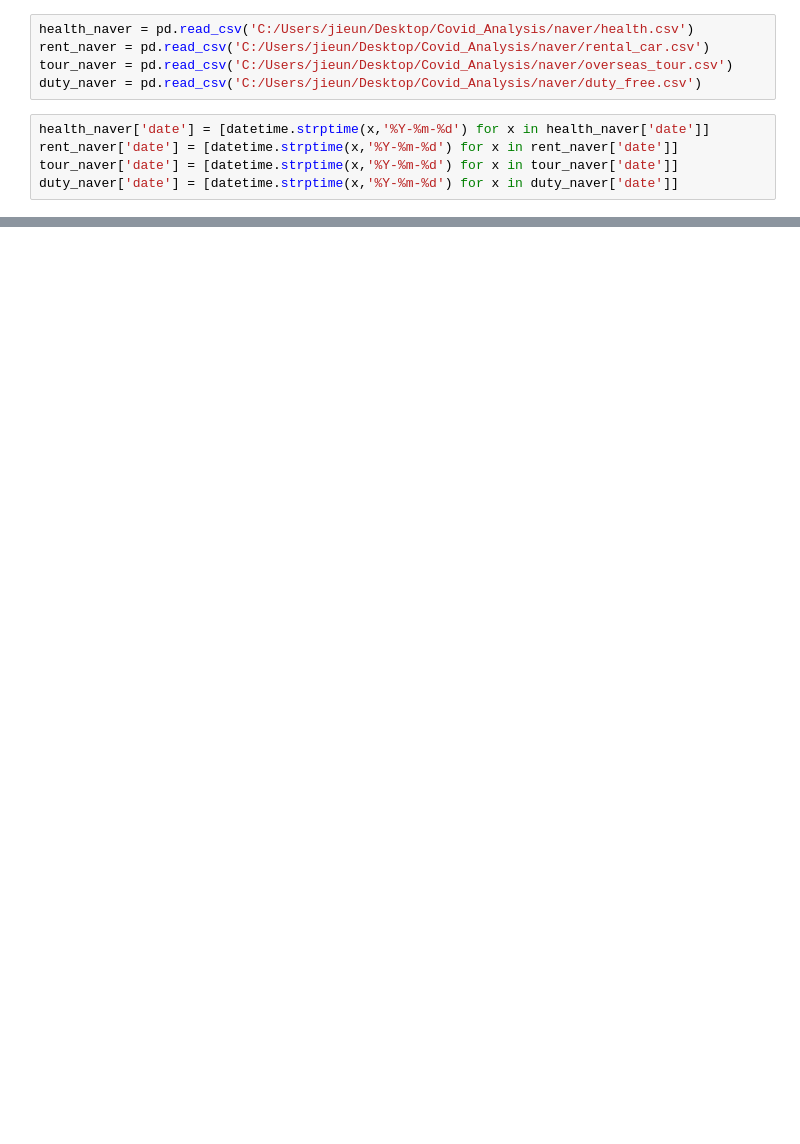
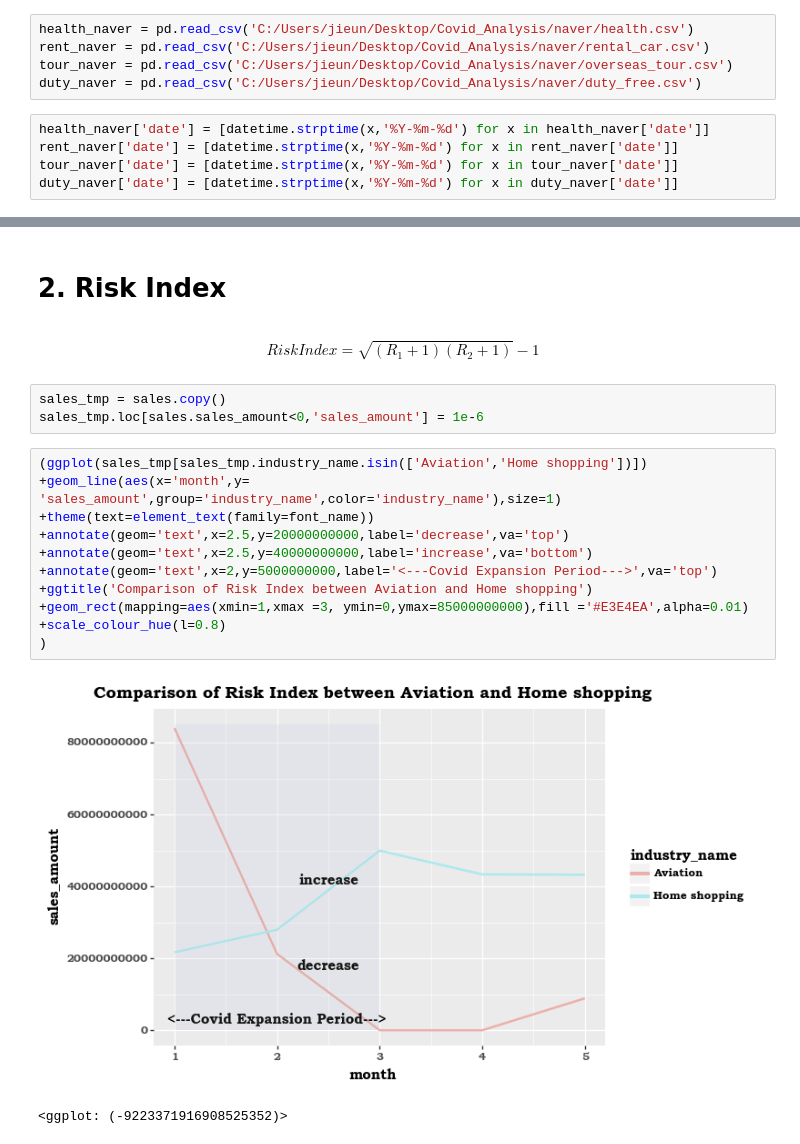
Before and after one commit to JieunKim-Econ/Covid_EDA_with_R, a Jupyter notebook: Risk-Resilience Matrix Analysis.ipynb, the cells around one changed output, grey strips where cells are left out. Cells and saved outputs as stored; diff of their text form; blank space fills up the shorter version.

Commit message:
Completed Risk Index part

```diff
--- a/Risk-Resilience Matrix Analysis.ipynb
+++ b/Risk-Resilience Matrix Analysis.ipynb
@@ -217,0 +219,23 @@ duty_naver['date'] = [datetime.strptime(x,'%Y-%m-%d') for x in duty_naver['date'
+# %% [markdown]
+# 2. Risk Index
+# %% [markdown]
+\begin{equation}
+Risk Index = \sqrt{(R_1+1)(R_2+1)}-1
+\end{equation}
+# %%
+sales_tmp = sales.copy()
+sales_tmp.loc[sales.sales_amount<0,'sales_amount'] = 1e-6
+# %%
+(ggplot(sales_tmp[sales_tmp.industry_name.isin(['Aviation','Home shopping'])])
++geom_line(aes(x='month',y= 'sales_amount',group='industry_name',color='industry_name'),size=1)
++theme(text=element_text(family=font_name))
++annotate(geom='text',x=2.5,y=20000000000,label='decrease',va='top')
++annotate(geom='text',x=2.5,y=40000000000,label='increase',va='bottom')
++annotate(geom='text',x=2,y=5000000000,label='<---Covid Expansion Period--->',va='top')
++ggtitle('Comparison of Risk Index between Aviation and Home shopping')
++geom_rect(mapping=aes(xmin=1,xmax =3, ymin=0,ymax=85000000000),fill ='#E3E4EA',alpha=0.01)
++scale_colour_hue(l=0.8)
+)
+# %% [output]
+[figure, added]
+<ggplot: (-9223371916908525352)>
```
Also changed, not shown: parts of 9 cells of this notebook.
